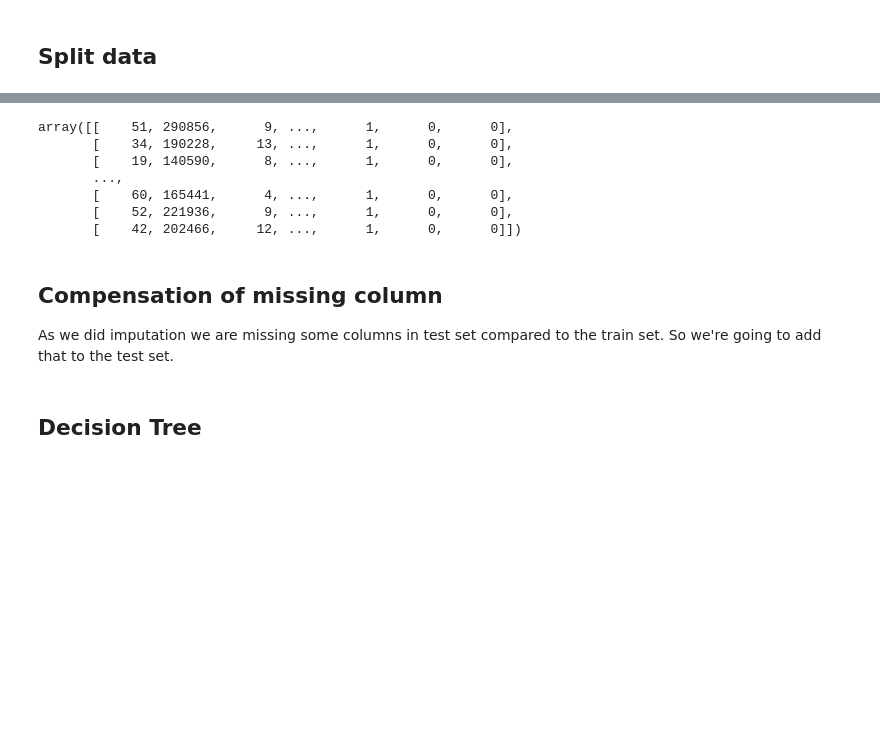
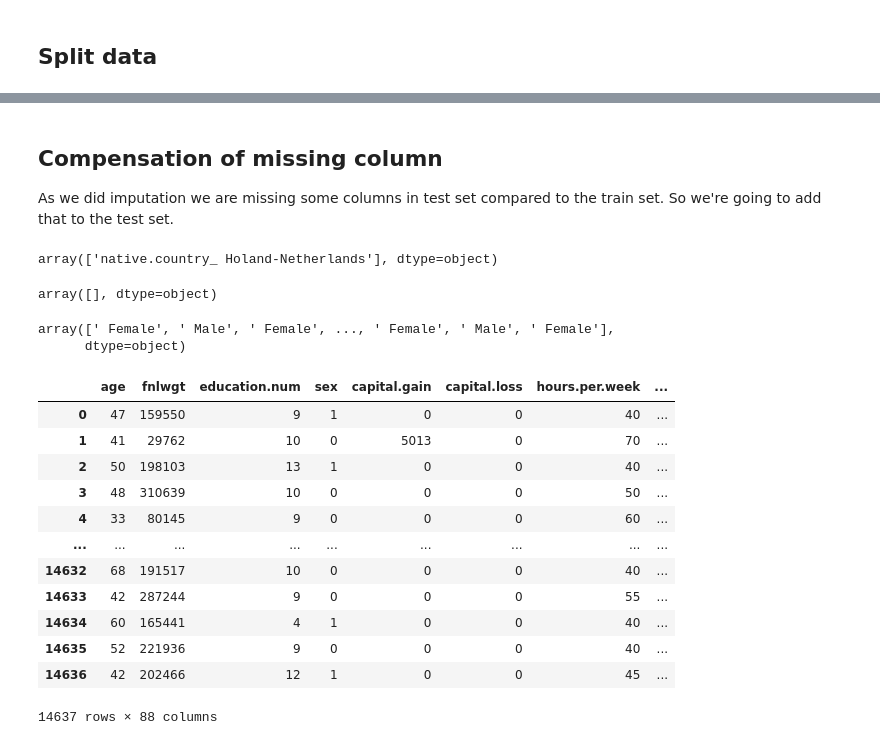
Before and after one commit to dron1t/codelabfun, a Jupyter notebook: IO.ipynb, the cells around one changed output, grey strips where cells are left out. Cells and saved outputs as stored; diff of their text form; code cells hidden in the pictures; blank space fills up the shorter version.

```diff
--- a/IO.ipynb
+++ b/IO.ipynb
@@ -218,27 +238,6 @@ NameError: ignored
-# %%
-from sklearn.metrics import confusion_matrix
-from sklearn.model_selection import train_test_split
-from sklearn import tree
-from sklearn.tree import export_text
-
-(train_set, test_set) = train_test_split(data, train_size=0.7, random_state=163686)
-
-train_classes = train_set['income']
-train_set = train_set.drop(['income'], axis=1)
-test_classes = test_set['income']
-test_set = test_set.drop(['income'], axis=1)
-
-columns = train_set.columns
-
-train_set.values
-# %% [output]
-array([[    51, 290856,      9, ...,      1,      0,      0],
-       [    34, 190228,     13, ...,      1,      0,      0],
-       [    19, 140590,      8, ...,      1,      0,      0],
-       ...,
-       [    60, 165441,      4, ...,      1,      0,      0],
-       [    52, 221936,      9, ...,      1,      0,      0],
-       [    42, 202466,     12, ...,      1,      0,      0]])
+# %%
+test_set_he = pd.get_dummies(pd.DataFrame(imputed_test_set, columns=test_set.columns), columns=nominal_features)
+train_set_he = pd.get_dummies(pd.DataFrame(imputed_train_set, columns=train_set.columns), columns=nominal_features)
 # %% [markdown]
 ## Compensation of missing column
 As we did imputation we are missing some columns in test set compared to the train set. So we're going to add that to the test set.
@@ -250,2 +247,39 @@ test_set[[]] = 0
-# %% [markdown]
-## Decision Tree
+# %%
+diff
+# %% [output]
+array(['native.country_ Holand-Netherlands'], dtype=object)
+# %%
+for column in diff:
+  if column not in train_set_he.columns:
+    train_set_he[column] = 0
+  else:
+    test_set_he[column] = 0
+
+diff = np.setdiff1d(train_set_he.columns.values, test_set_he.columns.values)
+diff
+# %% [output]
+array([], dtype=object)
+# %%
+train_set_he['sex'].values
+# %% [output]
+array([' Female', ' Male', ' Female', ..., ' Female', ' Male', ' Female'],
+      dtype=object)
+# %%
+train_set_he['sex'] = train_set_he['sex'].map({' Female': 1, ' Male': 0})
+test_set_he['sex'] = test_set_he['sex'].map({' Female': 1, ' Male': 0})
+
+train_set_he
+# %% [output]
+|  | age | fnlwgt | education.num | sex | capital.gain | capital.loss | hours.per.week | ... |
+| 0 | 47 | 159550 | 9 | 1 | 0 | 0 | 40 | ... |
+| 1 | 41 | 29762 | 10 | 0 | 5013 | 0 | 70 | ... |
+| 2 | 50 | 198103 | 13 | 1 | 0 | 0 | 40 | ... |
+| 3 | 48 | 310639 | 10 | 0 | 0 | 0 | 50 | ... |
+| 4 | 33 | 80145 | 9 | 0 | 0 | 0 | 60 | ... |
+| ... | ... | ... | ... | ... | ... | ... | ... | ... |
+| 14632 | 68 | 191517 | 10 | 0 | 0 | 0 | 40 | ... |
+| 14633 | 42 | 287244 | 9 | 0 | 0 | 0 | 55 | ... |
+| 14634 | 60 | 165441 | 4 | 1 | 0 | 0 | 40 | ... |
+| 14635 | 52 | 221936 | 9 | 0 | 0 | 0 | 40 | ... |
+| 14636 | 42 | 202466 | 12 | 1 | 0 | 0 | 45 | ... |
+14637 rows × 88 columns
```
Also changed, not shown: parts of 31 cells of this notebook.
